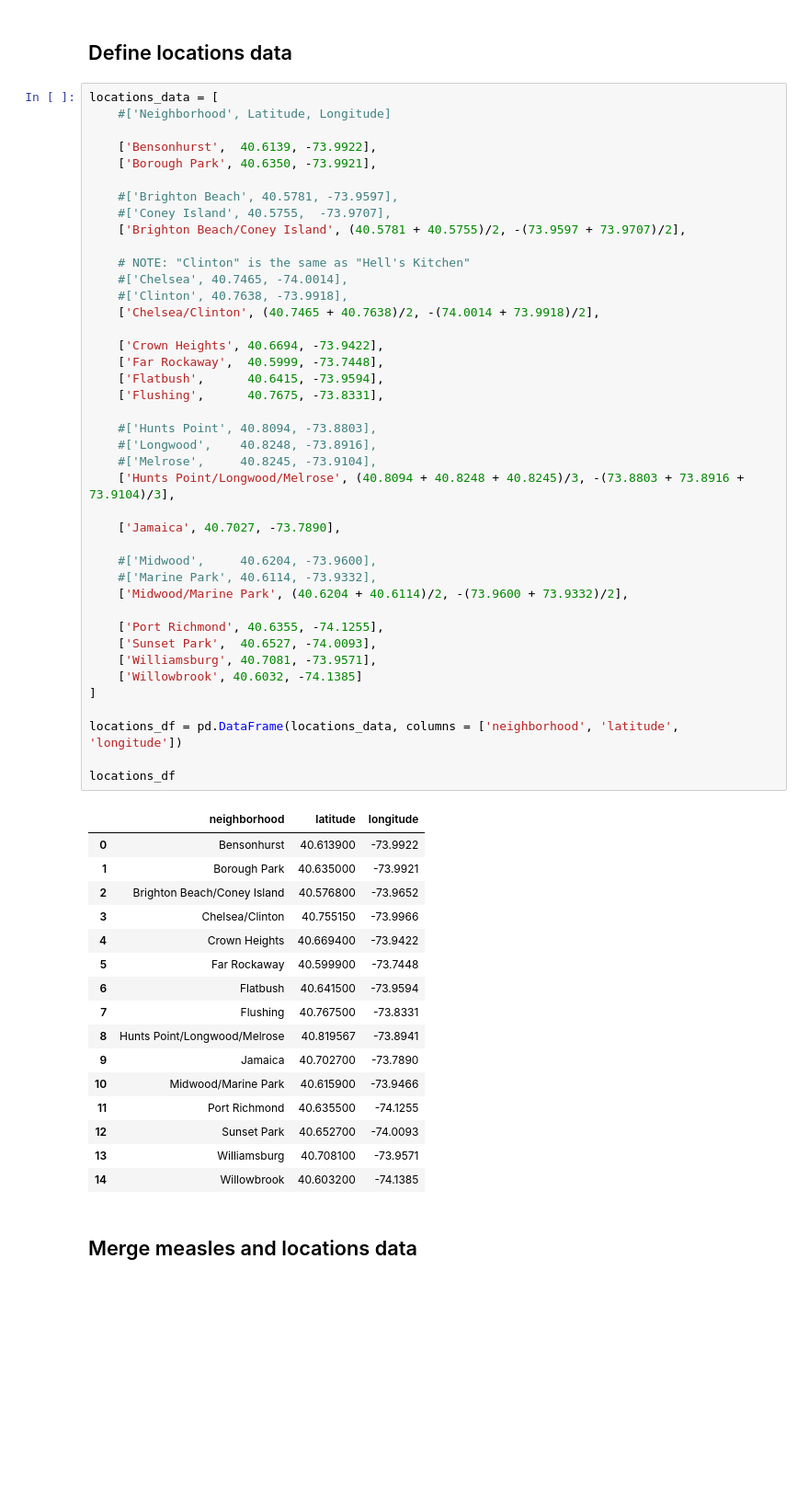
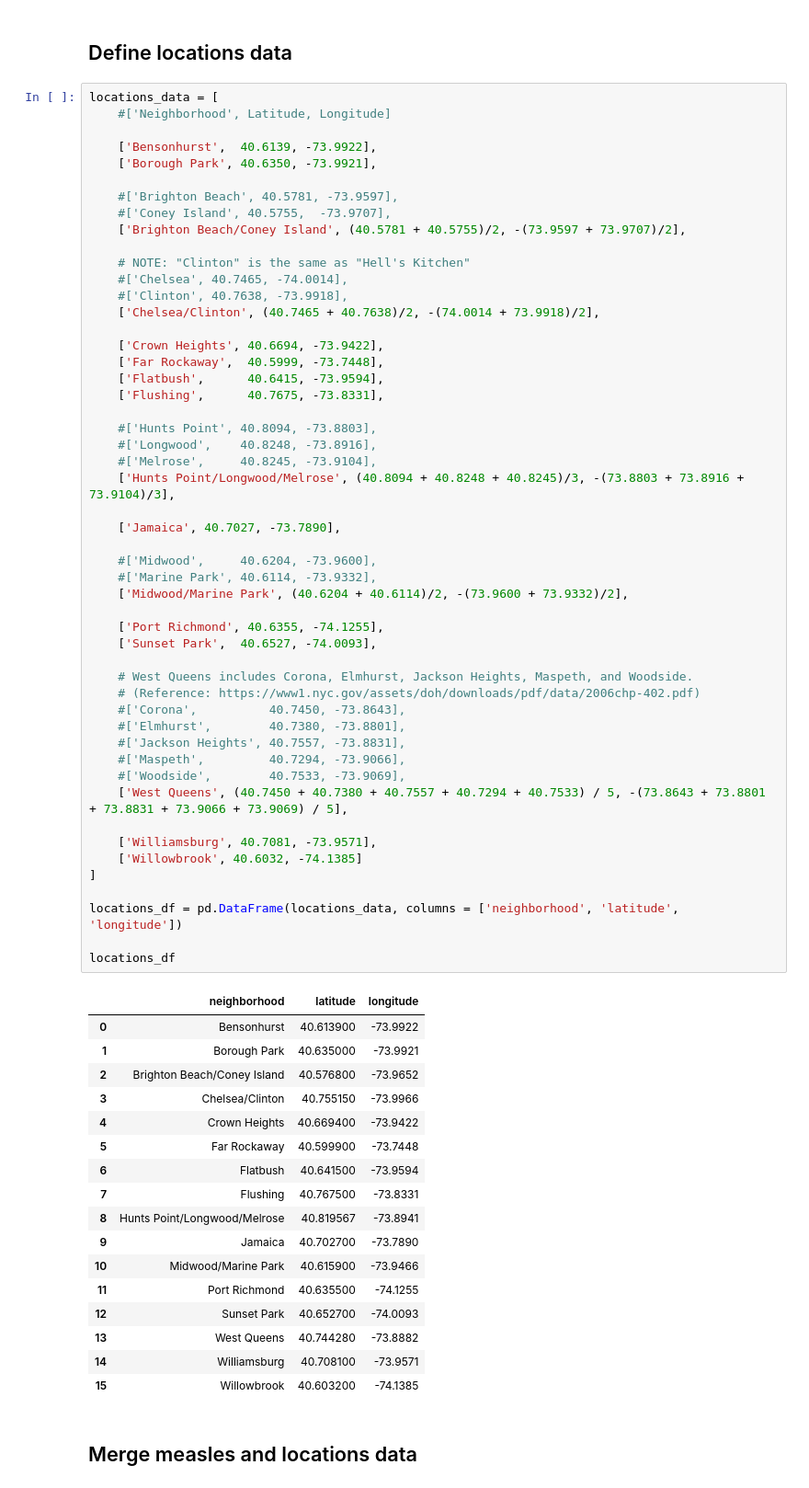
Before and after one commit to carlos-afonso/measles, a Jupyter notebook: code/nyc_measles_cases_by_neighborhood.ipynb, the cells around one changed output. Shown at 92% size. Saved outputs shown, nothing was run; the diff lists cells and outputs as text; blank space fills up the shorter version.

```diff
--- a/code/nyc_measles_cases_by_neighborhood.ipynb
+++ b/code/nyc_measles_cases_by_neighborhood.ipynb
@@ -149,35 +151,46 @@ locations_data = [
     ['Jamaica', 40.7027, -73.7890],
 
     #['Midwood',     40.6204, -73.9600],
     #['Marine Park', 40.6114, -73.9332],
     ['Midwood/Marine Park', (40.6204 + 40.6114)/2, -(73.9600 + 73.9332)/2],
 
     ['Port Richmond', 40.6355, -74.1255],
     ['Sunset Park',  40.6527, -74.0093],
+
+    # West Queens includes Corona, Elmhurst, Jackson Heights, Maspeth, and Woodside.
+    # (Reference: https://www1.nyc.gov/assets/doh/downloads/pdf/data/2006chp-402.pdf)
+    #['Corona',          40.7450, -73.8643],
+    #['Elmhurst',        40.7380, -73.8801],
+    #['Jackson Heights', 40.7557, -73.8831],
+    #['Maspeth',         40.7294, -73.9066],
+    #['Woodside',        40.7533, -73.9069],
+    ['West Queens', (40.7450 + 40.7380 + 40.7557 + 40.7294 + 40.7533) / 5, -(73.8643 + 73.8801 + 73.8831 + 73.9066 + 73.9069) / 5],
+
     ['Williamsburg', 40.7081, -73.9571],
     ['Willowbrook', 40.6032, -74.1385]
 ]
 
 locations_df = pd.DataFrame(locations_data, columns = ['neighborhood', 'latitude', 'longitude'])
 
 locations_df
 # %% [output]
 |  | neighborhood | latitude | longitude |
 | 0 | Bensonhurst | 40.613900 | -73.9922 |
 | 1 | Borough Park | 40.635000 | -73.9921 |
 | 2 | Brighton Beach/Coney Island | 40.576800 | -73.9652 |
 | 3 | Chelsea/Clinton | 40.755150 | -73.9966 |
 | 4 | Crown Heights | 40.669400 | -73.9422 |
 | 5 | Far Rockaway | 40.599900 | -73.7448 |
 | 6 | Flatbush | 40.641500 | -73.9594 |
 | 7 | Flushing | 40.767500 | -73.8331 |
 | 8 | Hunts Point/Longwood/Melrose | 40.819567 | -73.8941 |
 | 9 | Jamaica | 40.702700 | -73.7890 |
 | 10 | Midwood/Marine Park | 40.615900 | -73.9466 |
 | 11 | Port Richmond | 40.635500 | -74.1255 |
 | 12 | Sunset Park | 40.652700 | -74.0093 |
-| 13 | Williamsburg | 40.708100 | -73.9571 |
-| 14 | Willowbrook | 40.603200 | -74.1385 |
+| 13 | West Queens | 40.744280 | -73.8882 |
+| 14 | Williamsburg | 40.708100 | -73.9571 |
+| 15 | Willowbrook | 40.603200 | -74.1385 |
 # %% [markdown]
 ## Merge measles and locations data
 # %%
```
Also changed, not shown: parts of 16 cells of this notebook, 4 other files.
